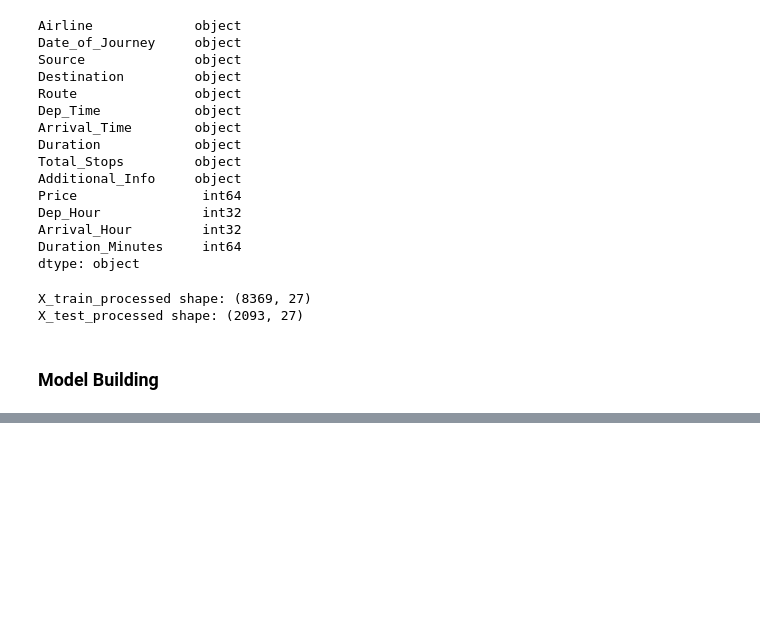
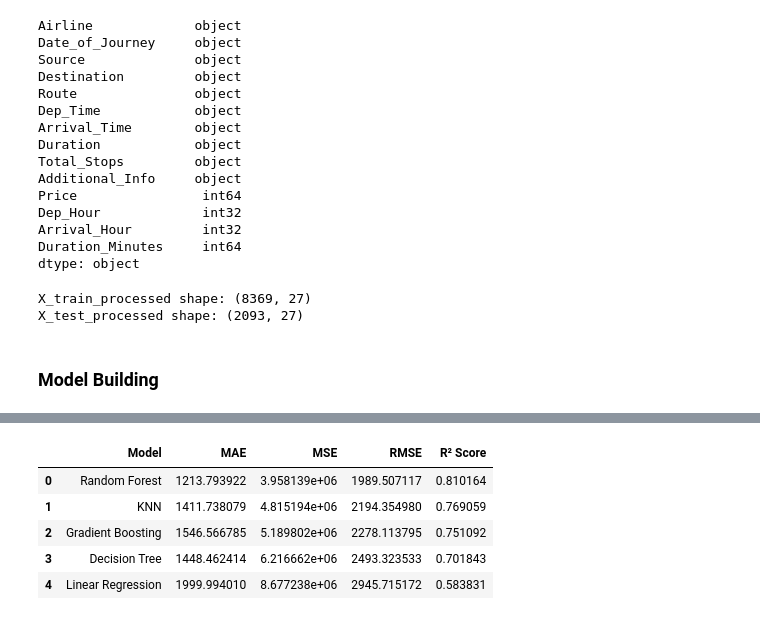
Before and after one commit to warghudesupriya20-prog/Datamites-Capstone-Projects, a Jupyter notebook: Flight-Fare-Prediction/Flight_Fare_Prediction.ipynb, the cells around one changed output, grey strips where cells are left out. Drawn from its saved outputs; the diff is of its cells as text; code cells hidden in the pictures; blank space fills up the shorter version.

```diff
--- a/Flight-Fare-Prediction/Flight_Fare_Prediction.ipynb
+++ b/Flight-Fare-Prediction/Flight_Fare_Prediction.ipynb
@@ -1250,0 +1440,21 @@ X_test_processed shape: (2093, 27)
+# %%
+from sklearn.preprocessing import StandardScaler
+from sklearn.neighbors import KNeighborsRegressor
+
+# Scaling the features for KNN
+scaler = StandardScaler()
+
+X_train_scaled = scaler.fit_transform(X_train_model)
+X_test_scaled = scaler.transform(X_test_model)
+
+# Creating the KNN model
+knn_model = KNeighborsRegressor(n_neighbors=5)
+
+# Training the model
+knn_model.fit(X_train_scaled, y_train)
+
+# Making predictions
+knn_pred = knn_model.predict(X_test_scaled)
+
+# Evaluating the model
+knn_result = evaluate_model("KNN", y_test, knn_pred)
@@ -1250,0 +1494,28 @@ X_test_processed shape: (2093, 27)
+# %%
+# Comparing all five regression models
+
+results_df = pd.DataFrame(
+    [
+        lr_result,
+        dt_result,
+        rf_result,
+        gb_result,
+        knn_result
+    ],
+    columns=["Model", "MAE", "MSE", "RMSE", "R² Score"]
+)
+
+# Sort based on R² Score
+results_df = results_df.sort_values(
+    by="R² Score",
+    ascending=False
+).reset_index(drop=True)
+
+results_df
+# %% [output]
+|  | Model | MAE | MSE | RMSE | R² Score |
+| 0 | Random Forest | 1213.793922 | 3.958139e+06 | 1989.507117 | 0.810164 |
+| 1 | KNN | 1411.738079 | 4.815194e+06 | 2194.354980 | 0.769059 |
+| 2 | Gradient Boosting | 1546.566785 | 5.189802e+06 | 2278.113795 | 0.751092 |
+| 3 | Decision Tree | 1448.462414 | 6.216662e+06 | 2493.323533 | 0.701843 |
+| 4 | Linear Regression | 1999.994010 | 8.677238e+06 | 2945.715172 | 0.583831 |
```
Also changed, not shown: parts of 61 cells of this notebook, 1 other file.
